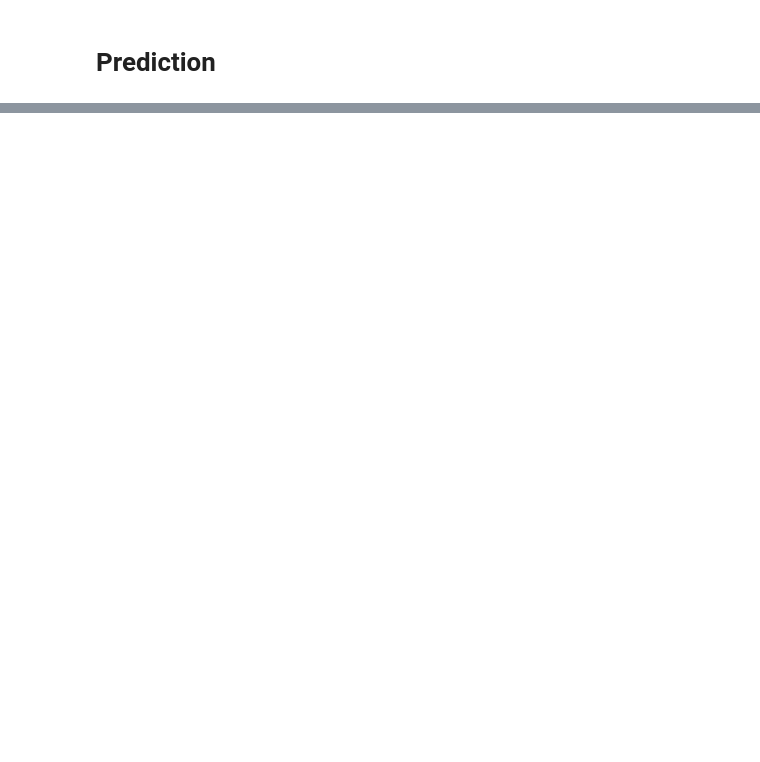
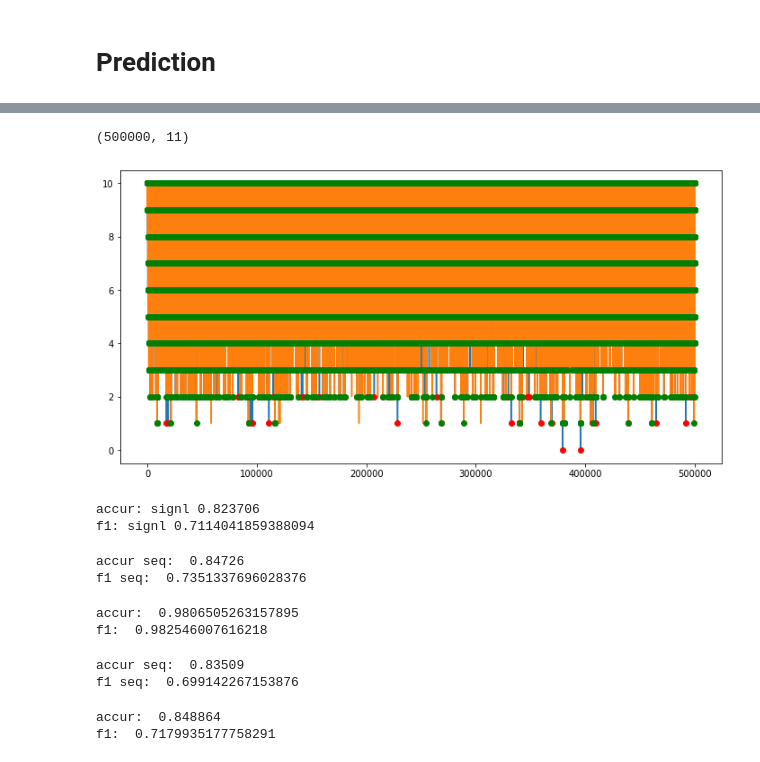
Before and after one commit to akorol98/IonSwitching, a Jupyter notebook: main_notebook.ipynb, the cells around one changed output, grey strips where cells are left out. Saved outputs shown, nothing was run; the diff lists cells and outputs as text; code cells hidden in the pictures; blank space fills up the shorter version.

```diff
--- a/main_notebook.ipynb
+++ b/main_notebook.ipynb
@@ -439,2 +680,6 @@ for i, batch in enumerate(dataloader_test):
+# %%
+prediction.shape
+# %% [output]
+(500000, 11)
 # %%
 prediction = prediction.cpu().detach().numpy()
@@ -442,0 +688,50 @@ np.save('prediction/prediction', prediction)
+# %%
+prediction = np.argmax(probs_seq, axis=1)
+# %%
+prediction[probs_seq.max(axis=1) < 0.91] = np.argmax(probs_seq[probs_seq.max(axis=1) < 0.91]*probs_singl[probs_seq.max(axis=1) < 0.91], axis=1)
+# %%
+data_test = pd.read_csv('data/dev.csv')
+true_indx = data_test.index[prediction == data_test.open_channels.values]
+false_indx = data_test.index[prediction != data_test.open_channels.values]
+true_data = data_test.open_channels.values[prediction == data_test.open_channels.values]
+false_data = data_test.open_channels.values[prediction != data_test.open_channels.values]
+
+%matplotlib inline
+plt.figure(figsize=(12,6))
+plt.plot(data_test.open_channels.values)
+plt.plot(prediction)
+plt.plot(false_indx, false_data, lw=0, marker='o', color='red')
+plt.plot(true_indx, true_data, lw=0, marker='o', color='green')
+plt.show()
+# %% [output]
+[figure, added]
+# %%
+print('accur: signl', sum(prediction == data_test.open_channels.values)/len(prediction))
+print('f1: signl',f1_score(data_test.open_channels.values, prediction, average='macro'))
+# %% [output]
+accur: signl 0.823706
+f1: signl 0.7114041859388094
+# %%
+print('accur seq: ', sum(prediction == data_test.open_channels.values)/len(prediction))
+print('f1 seq: ',f1_score(data_test.open_channels.values, prediction, average='macro'))
+# %% [output]
+accur seq:  0.84726
+f1 seq:  0.7351337696028376
+# %%
+print('accur: ', sum(prediction == data_test.open_channels.values)/len(prediction))
+print('f1: ',f1_score(data_test.open_channels.values, prediction, average='macro'))
+# %% [output]
+accur:  0.9806505263157895
+f1:  0.982546007616218
+# %%
+print('accur seq: ', sum(prediction == data_test.open_channels.values)/len(prediction))
+print('f1 seq: ',f1_score(data_test.open_channels.values, prediction, average='macro'))
+# %% [output]
+accur seq:  0.83509
+f1 seq:  0.699142267153876
+# %%
+print('accur: ', sum(prediction == data_test.open_channels.values)/len(prediction))
+print('f1: ',f1_score(data_test.open_channels.values, prediction, average='macro'))
+# %% [output]
+accur:  0.848864
+f1:  0.7179935177758291
```
Also changed, not shown: parts of 105 cells of this notebook, 4 other files.
